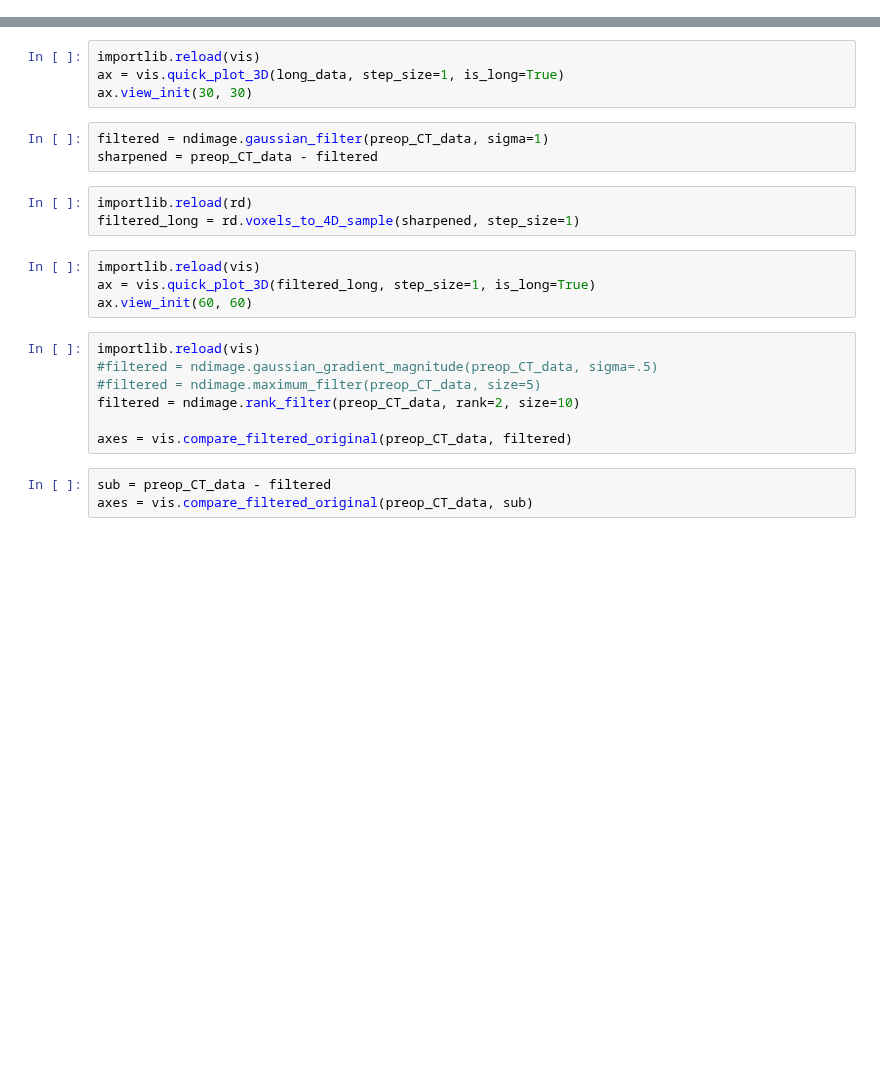
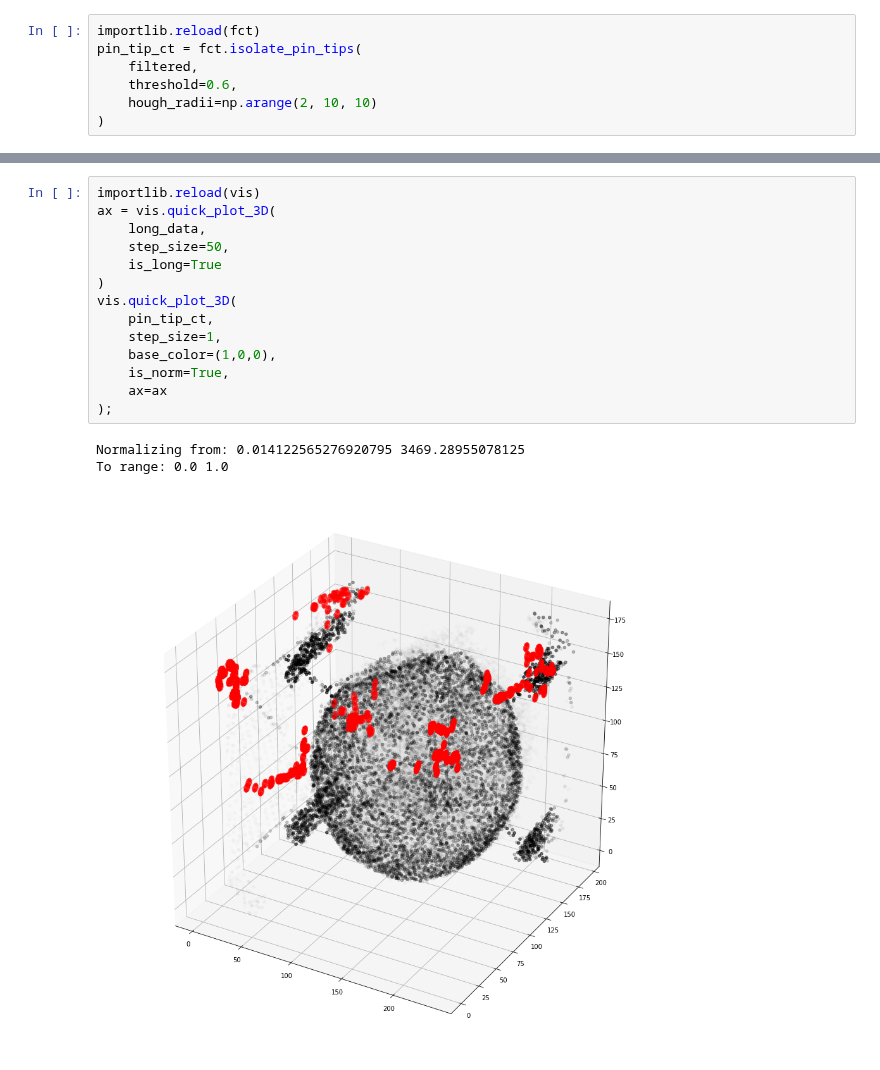
Before and after one commit to wspeier1/BE223A_2019, a Jupyter notebook: CT_Segmentation/Segment_CT-SA.ipynb, the cells around one changed output, grey strips where cells are left out. Saved outputs shown, nothing was run; the diff lists cells and outputs as text; blank space fills up the shorter version.

```diff
--- a/CT_Segmentation/Segment_CT-SA.ipynb
+++ b/CT_Segmentation/Segment_CT-SA.ipynb
@@ -57,0 +103,7 @@ long_data = rd.voxels_to_4D_sample(preop_CT_data, step_size=1)
+# %%
+importlib.reload(fct)
+pin_tip_ct = fct.isolate_pin_tips(
+    filtered,
+    threshold=0.6,
+    hough_radii=np.arange(2, 10, 10)
+)
@@ -58,24 +117,18 @@ long_data = rd.voxels_to_4D_sample(preop_CT_data, step_size=1)
 # %%
 importlib.reload(vis)
-ax = vis.quick_plot_3D(long_data, step_size=1, is_long=True)
-ax.view_init(30, 30)
+ax = vis.quick_plot_3D(
+    long_data,
+    step_size=50,
+    is_long=True
+)
+vis.quick_plot_3D(
+    pin_tip_ct,
+    step_size=1,
+    base_color=(1,0,0),
+    is_norm=True,
+    ax=ax
+);
+# %% [output]
+Normalizing from: 0.014122565276920795 3469.28955078125
+To range: 0.0 1.0
+[figure, added]
-# %%
-filtered = ndimage.gaussian_filter(preop_CT_data, sigma=1)
-sharpened = preop_CT_data - filtered
-# %%
-importlib.reload(rd)
-filtered_long = rd.voxels_to_4D_sample(sharpened, step_size=1)
-# %%
-importlib.reload(vis)
-ax = vis.quick_plot_3D(filtered_long, step_size=1, is_long=True)
-ax.view_init(60, 60)
-# %%
-importlib.reload(vis)
-#filtered = ndimage.gaussian_gradient_magnitude(preop_CT_data, sigma=.5)
-#filtered = ndimage.maximum_filter(preop_CT_data, size=5)
-filtered = ndimage.rank_filter(preop_CT_data, rank=2, size=10)
-
-axes = vis.compare_filtered_original(preop_CT_data, filtered)
-# %%
-sub = preop_CT_data - filtered
-axes = vis.compare_filtered_original(preop_CT_data, sub)
```
Also changed, not shown: parts of 15 cells of this notebook, 3 other files.
